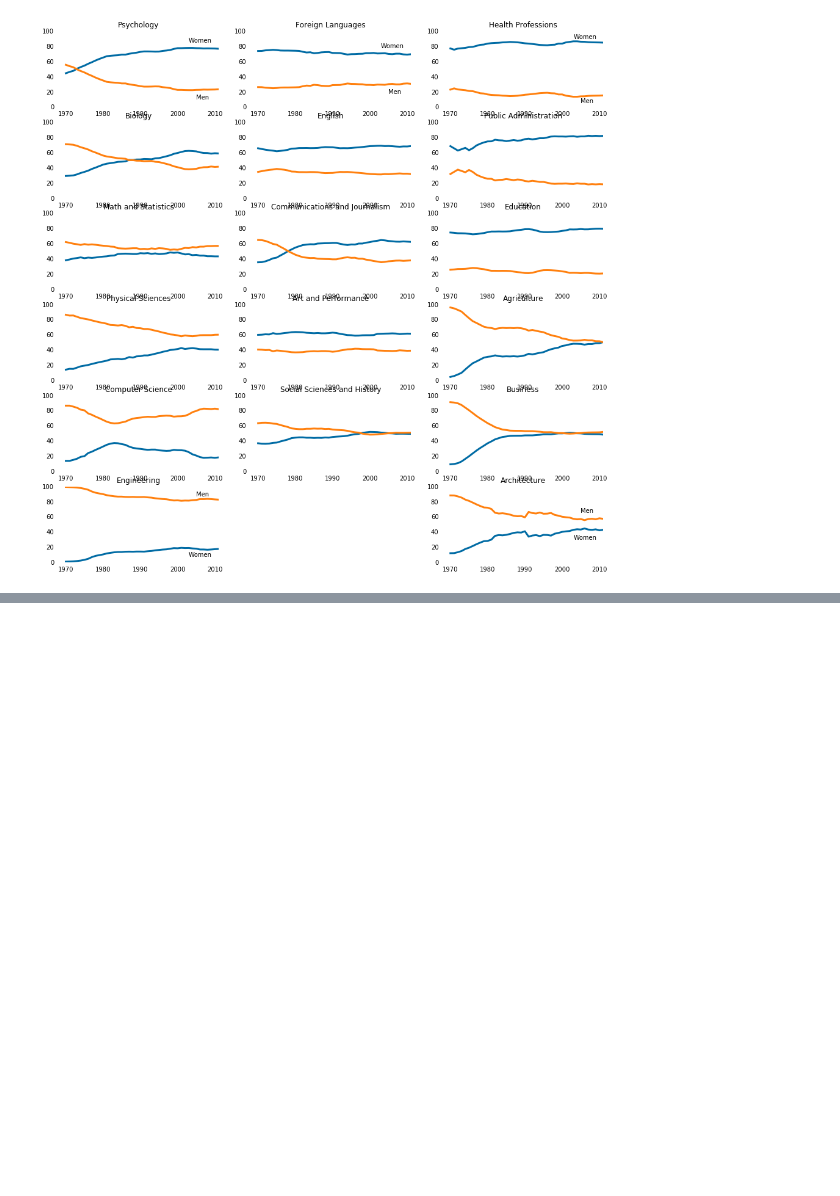
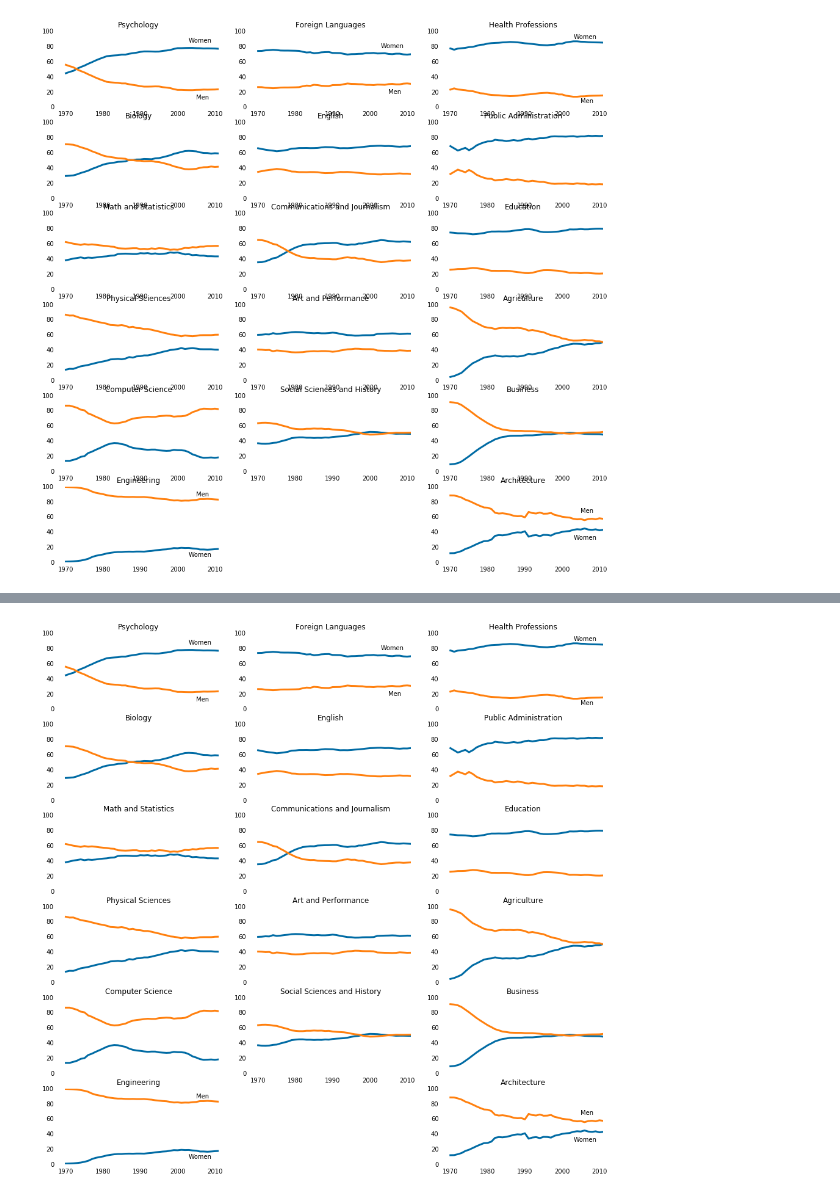
Before and after one commit to KiemNguyen/data-science, a Jupyter notebook: gender-gap-in-college-degrees/Gender Gap In College Degrees.ipynb, the cells around one changed output, grey strips where cells are left out. Drawn from its saved outputs; the diff is of its cells as text; code cells hidden in the pictures; blank space fills up the shorter version.

Commit message:
Hide x-axis labels

```diff
--- a/gender-gap-in-college-degrees/Gender Gap In College Degrees.ipynb
+++ b/gender-gap-in-college-degrees/Gender Gap In College Degrees.ipynb
@@ -116,0 +119,88 @@ plt.show()
+# %%
+%matplotlib inline
+import pandas as pd
+import matplotlib.pyplot as plt
+
+women_degrees = pd.read_csv('percent-bachelors-degrees-women-usa.csv')
+cb_dark_blue = (0/255,107/255,164/255)
+cb_orange = (255/255, 128/255, 14/255)
+
+stem_cats = ['Psychology', 'Biology', 'Math and Statistics', 'Physical Sciences', 'Computer Science', 'Engineering', 'Computer Science']
+lib_arts_cats = ['Foreign Languages', 'English', 'Communications and Journalism', 'Art and Performance', 'Social Sciences and History']
+other_cats = ['Health Professions', 'Public Administration', 'Education', 'Agriculture','Business', 'Architecture']
+
+fig = plt.figure(figsize=(16, 16))
+
+# Generate first column of line charts. STEM degrees.
+for sp in range(0,18,3):
+    cat_index = int(sp/3)
+    ax = fig.add_subplot(6,3,sp+1)
+    ax.plot(women_degrees['Year'], women_degrees[stem_cats[cat_index]], c=cb_dark_blue, label='Women', linewidth=3)
+    ax.plot(women_degrees['Year'], 100-women_degrees[stem_cats[cat_index]], c=cb_orange, label='Men', linewidth=3)
+    for key, spine in ax.spines.items():
+        spine.set_visible(False)
+
+    ax.set_xlim(1968, 2011)
+    ax.set_ylim(0, 100)
+    ax.set_title(stem_cats[cat_index])
+
+    # Disable the x-axis labels for all line charts except the bottommost line charts in each column.
+    ax.tick_params(bottom="off", top="off", left="off", right="off", labelbottom="off")
+
+    if cat_index == 0:
+        ax.text(2003, 85, 'Women')
+        ax.text(2005, 10, 'Men')
+    elif cat_index == 5:
+        ax.text(2005, 87, 'Men')
+        ax.text(2003, 7, 'Women')
+        ax.tick_params(labelbottom='on')
+
+# Generate second column of the line charts. Liberal arts degrees.
+for sp in range(1,16,3):
+    cat_index = int((sp-1)/3)
+    ax = fig.add_subplot(6,3,sp+1)
+    ax.plot(women_degrees['Year'], women_degrees[lib_arts_cats[cat_index]], c=cb_dark_blue, label='Women', linewidth=3)
+    ax.plot(women_degrees['Year'], 100-women_degrees[lib_arts_cats[cat_index]], c=cb_orange, label='Men', linewidth=3)
+    for key, spine in ax.spines.items():
+        spine.set_visible(False)
+
+    ax.set_xlim(1968, 2011)
+    ax.set_ylim(0, 100)
+    ax.set_title(lib_arts_cats[cat_index])
+
+    # Disable the x-axis labels for all line charts
+    ax.tick_params(bottom="off", top="off", left="off", right="off", labelbottom="off")
+
+    if cat_index == 0:
+        ax.text(2003, 78, 'Women')
+        ax.text(2005, 17, 'Men')
+    elif cat_index == 4:
+        ax.tick_params(labelbottom='on')
+
+# Generate third column of the line charts. Other degrees
+for sp in range(2,20,3):
+    cat_index = int((sp-2)/3)
+    ax = fig.add_subplot(6,3,sp+1)
+    ax.plot(women_degrees['Year'], women_degrees[other_cats[cat_index]], c=cb_dark_blue, label="Women", linewidth=3)
+    ax.plot(women_degrees['Year'], 100-women_degrees[other_cats[cat_index]], c=cb_orange, label="Women", linewidth=3)
+    for key, spine in ax.spines.items():
+        spine.set_visible(False)
+
+    ax.set_xlim(1968, 2011)
+    ax.set_ylim(0, 100)
+    ax.set_title(other_cats[cat_index])
+
+    # Disable the x-axis labels for all line charts
+    ax.tick_params(bottom="off", top="off", left="off", right="off", labelbottom="off")
+
+    if cat_index == 0:
+        ax.text(2003, 90, 'Women')
+        ax.text(2005, 5, 'Men')
+    elif cat_index == 5:
+        ax.text(2005, 65, 'Men')
+        ax.text(2003, 30, 'Women')
+        ax.tick_params(labelbottom='on')
+
+plt.show()
+# %% [output]
+[figure, added]
```
Also changed, not shown: parts of 1 cell of this notebook.
